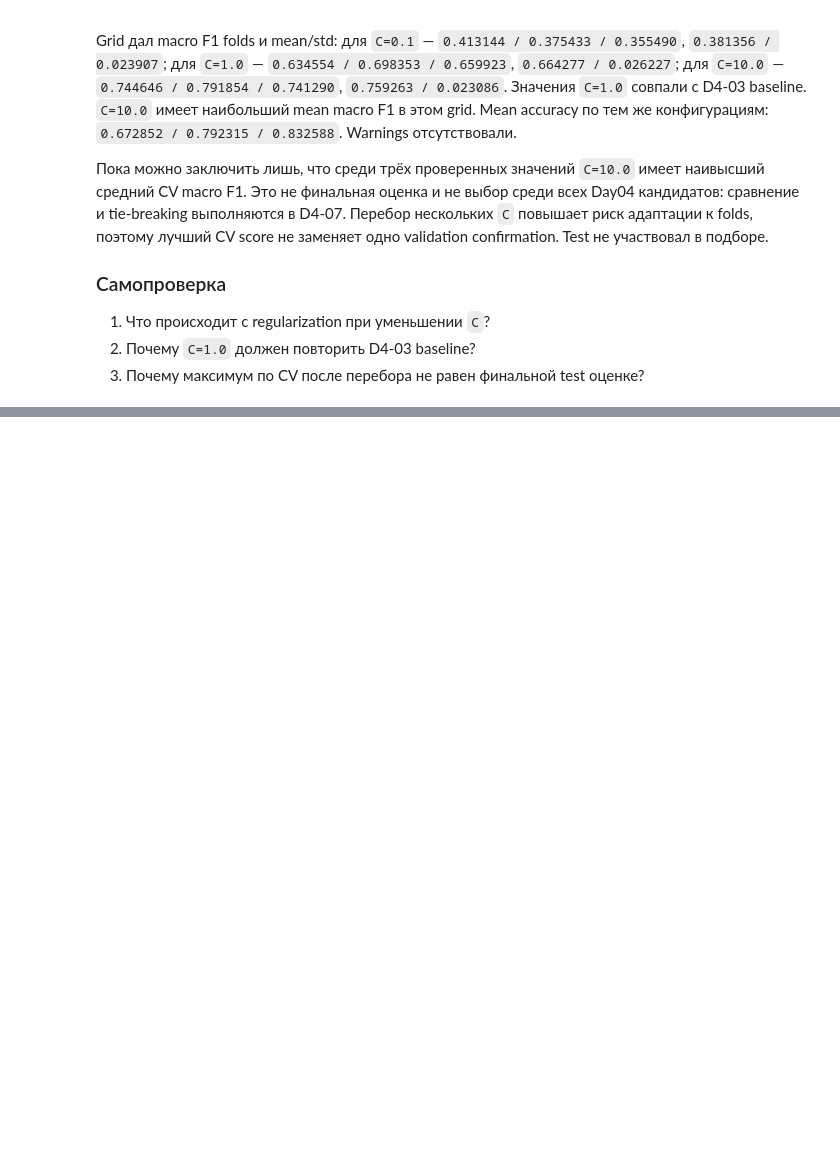
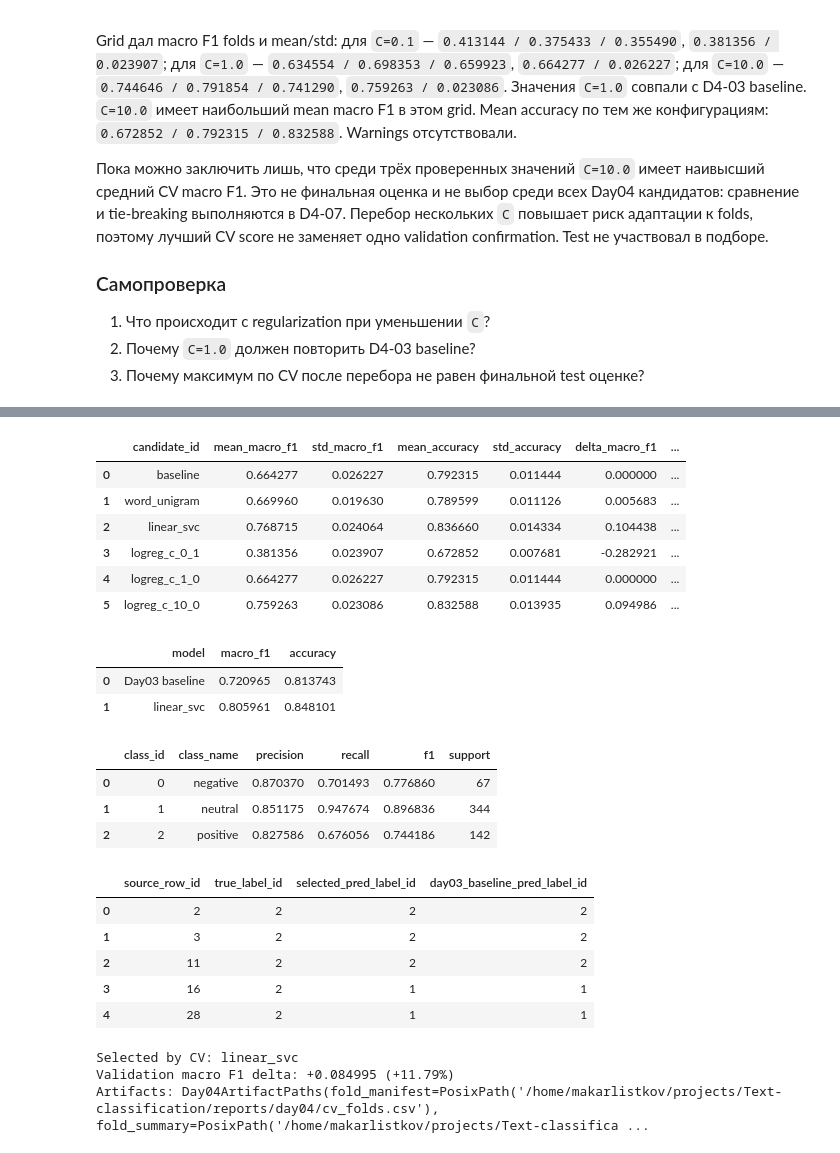
Before and after one commit to HomeboyMakkri/Text-classification, a Jupyter notebook: notebooks/day04_experiments.ipynb, the cells around one changed output, grey strips where cells are left out. Drawn from its saved outputs; the diff is of its cells as text; code cells hidden in the pictures; blank space fills up the shorter version.

```diff
--- a/notebooks/day04_experiments.ipynb
+++ b/notebooks/day04_experiments.ipynb
@@ -396,0 +403,45 @@ Grid дал macro F1 folds и mean/std: для `C=0.1` — `0.413144 / 0.375433
+# %%
+from finnews_sentiment.models.run_experiments_day04 import run_experiments_day04
+
+day04_final = run_experiments_day04(root=ROOT)
+display(day04_final.cv_summary)
+
+validation_summary = day04_final.metrics
+validation_comparison = pd.DataFrame([
+    {"model": "Day03 baseline", "macro_f1": validation_summary["day03_baseline"]["macro_f1"],
+     "accuracy": validation_summary["day03_baseline"]["accuracy"]},
+    {"model": str(validation_summary["selected_candidate_id"]),
+     "macro_f1": validation_summary["selected"]["macro_f1"],
+     "accuracy": validation_summary["selected"]["accuracy"]},
+])
+display(validation_comparison)
+display(pd.DataFrame(validation_summary["selected"]["per_class"]))
+display(day04_final.validation_predictions.head())
+print(f"Selected by CV: {day04_final.selection['candidate_id']}")
+print(f"Validation macro F1 delta: {validation_summary['delta']['macro_f1_absolute']:+.6f} "
+      f"({validation_summary['delta']['macro_f1_relative_percent']:+.2f}%)")
+print(f"Artifacts: {day04_final.artifacts}")
+# %% [output]
+|  | candidate_id | mean_macro_f1 | std_macro_f1 | mean_accuracy | std_accuracy | delta_macro_f1 | ... |
+| 0 | baseline | 0.664277 | 0.026227 | 0.792315 | 0.011444 | 0.000000 | ... |
+| 1 | word_unigram | 0.669960 | 0.019630 | 0.789599 | 0.011126 | 0.005683 | ... |
+| 2 | linear_svc | 0.768715 | 0.024064 | 0.836660 | 0.014334 | 0.104438 | ... |
+| 3 | logreg_c_0_1 | 0.381356 | 0.023907 | 0.672852 | 0.007681 | -0.282921 | ... |
+| 4 | logreg_c_1_0 | 0.664277 | 0.026227 | 0.792315 | 0.011444 | 0.000000 | ... |
+| 5 | logreg_c_10_0 | 0.759263 | 0.023086 | 0.832588 | 0.013935 | 0.094986 | ... |
+|  | model | macro_f1 | accuracy |
+| 0 | Day03 baseline | 0.720965 | 0.813743 |
+| 1 | linear_svc | 0.805961 | 0.848101 |
+|  | class_id | class_name | precision | recall | f1 | support |
+| 0 | 0 | negative | 0.870370 | 0.701493 | 0.776860 | 67 |
+| 1 | 1 | neutral | 0.851175 | 0.947674 | 0.896836 | 344 |
+| 2 | 2 | positive | 0.827586 | 0.676056 | 0.744186 | 142 |
+|  | source_row_id | true_label_id | selected_pred_label_id | day03_baseline_pred_label_id |
+| 0 | 2 | 2 | 2 | 2 |
+| 1 | 3 | 2 | 2 | 2 |
+| 2 | 11 | 2 | 2 | 2 |
+| 3 | 16 | 2 | 1 | 1 |
+| 4 | 28 | 2 | 1 | 1 |
+Selected by CV: linear_svc
+Validation macro F1 delta: +0.084995 (+11.79%)
+Artifacts: Day04ArtifactPaths(fold_manifest=PosixPath('/home/makarlistkov/projects/Text-classification/reports/day04/cv_folds.csv'), fold_summary=PosixPath('/home/makarlistkov/projects/Text-classifica ...
```
Also changed, not shown: parts of 2 cells of this notebook, 5 other files.
